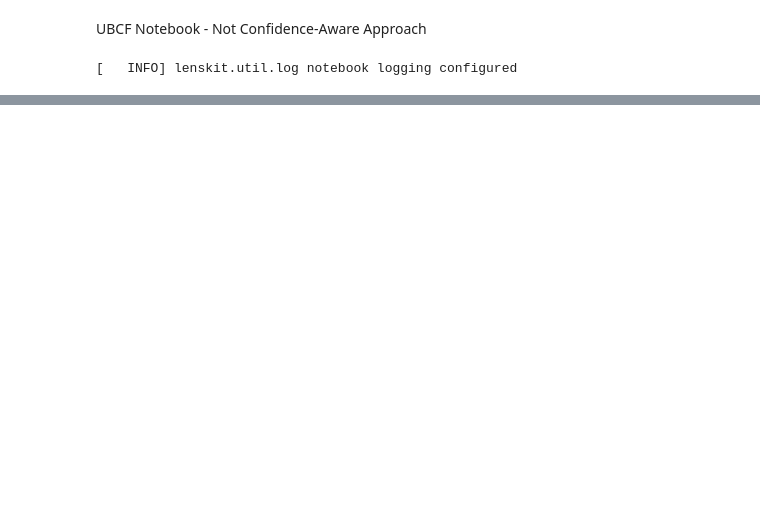
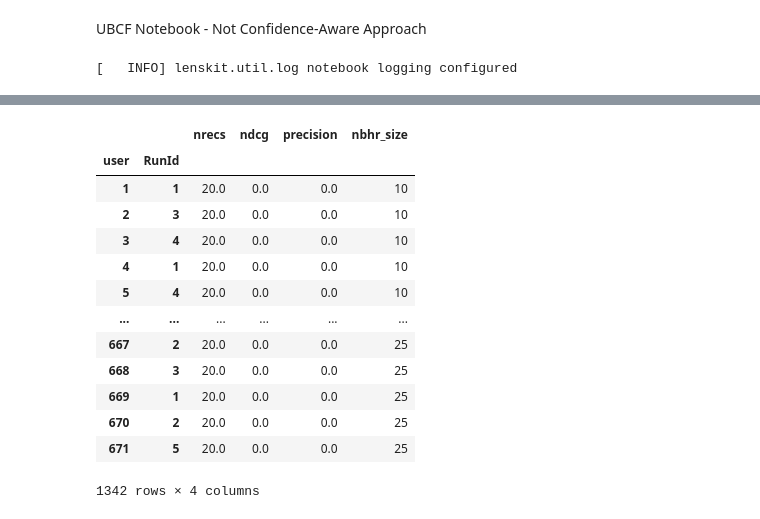
Before and after one commit to jacobmunson/lenskit_confidence, a Jupyter notebook: examples/UBCFNotebook.ipynb, the cells around one changed output, grey strips where cells are left out. Cells and saved outputs as stored; diff of their text form; code cells hidden in the pictures; blank space fills up the shorter version.

```diff
--- a/examples/UBCFNotebook.ipynb
+++ b/examples/UBCFNotebook.ipynb
@@ -161,0 +243,14 @@ np.sqrt(preds[['err', 'nnbhrs']].groupby(['nnbhrs']).mean() )#.groupby(['nnbhrs'
+# %%
+rla = topn.RecListAnalysis()
+rla.add_metric(topn.ndcg)
+rla.add_metric(topn.precision)
+metrics = pd.DataFrame()
+
+for f in nbhd_sizes:
+    _logger.info('Starting neighborhood size: %d', f)
+    recs_f = recs[(recs['nnbhrs'] == f)]
+    del recs_f['nnbhrs']
+    metrics_f = rla.compute(recs_f, test)
+    metrics_f['nbhr_size'] = f
+    metrics_f = pd.DataFrame(metrics_f)
+    metrics = pd.concat([metrics, metrics_f])
@@ -161,0 +303,18 @@ np.sqrt(preds[['err', 'nnbhrs']].groupby(['nnbhrs']).mean() )#.groupby(['nnbhrs'
+# %%
+#pd.DataFrame(metrics_f) #= rla.compute(recs_f, test)
+metrics
+# %% [output]
+|  |  | nrecs | ndcg | precision | nbhr_size |
+| user | RunId |  |  |  |  |
+| 1 | 1 | 20.0 | 0.0 | 0.0 | 10 |
+| 2 | 3 | 20.0 | 0.0 | 0.0 | 10 |
+| 3 | 4 | 20.0 | 0.0 | 0.0 | 10 |
+| 4 | 1 | 20.0 | 0.0 | 0.0 | 10 |
+| 5 | 4 | 20.0 | 0.0 | 0.0 | 10 |
+| ... | ... | ... | ... | ... | ... |
+| 667 | 2 | 20.0 | 0.0 | 0.0 | 25 |
+| 668 | 3 | 20.0 | 0.0 | 0.0 | 25 |
+| 669 | 1 | 20.0 | 0.0 | 0.0 | 25 |
+| 670 | 2 | 20.0 | 0.0 | 0.0 | 25 |
+| 671 | 5 | 20.0 | 0.0 | 0.0 | 25 |
+1342 rows × 4 columns
```
Also changed, not shown: parts of 21 cells of this notebook.
